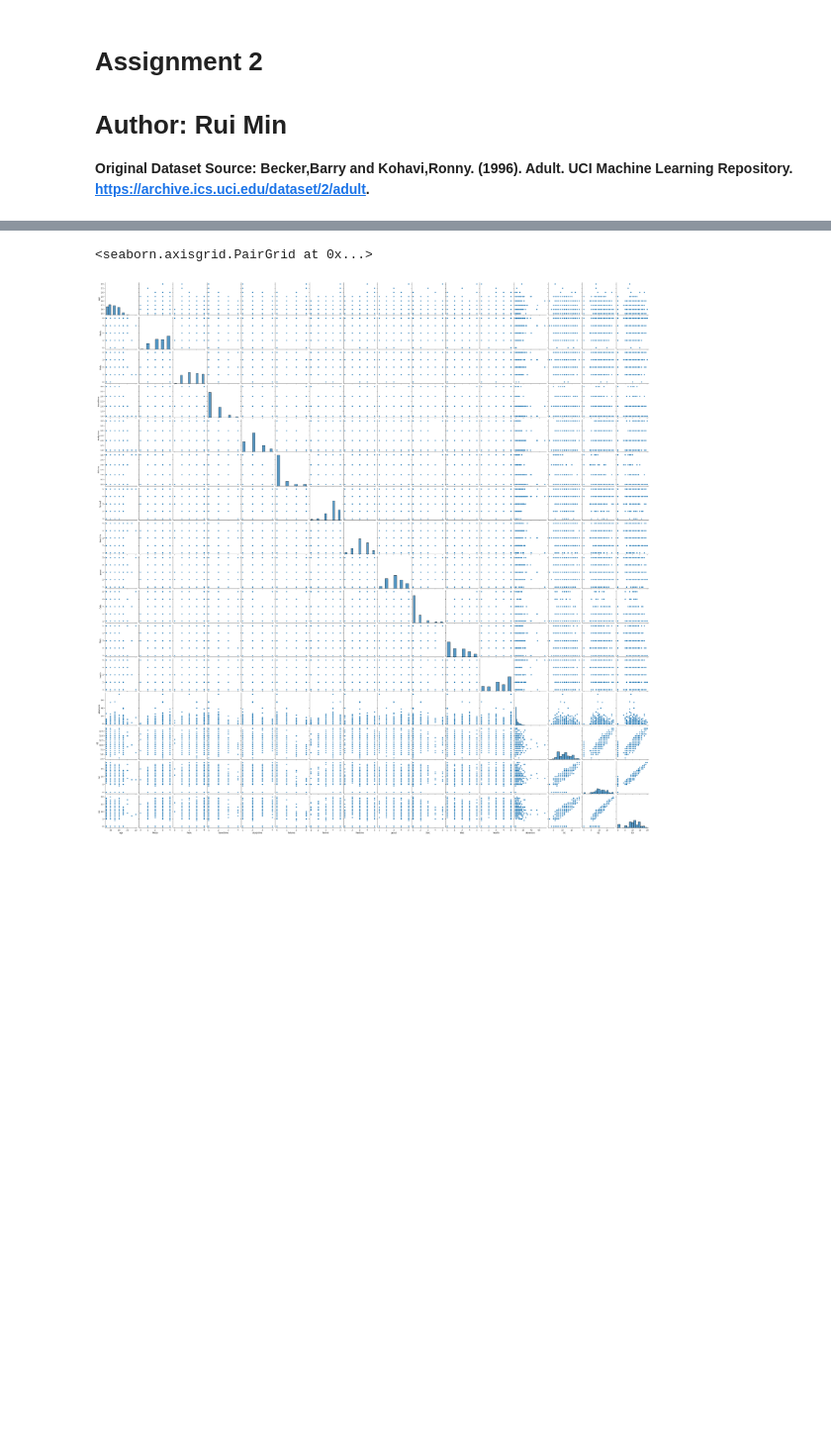
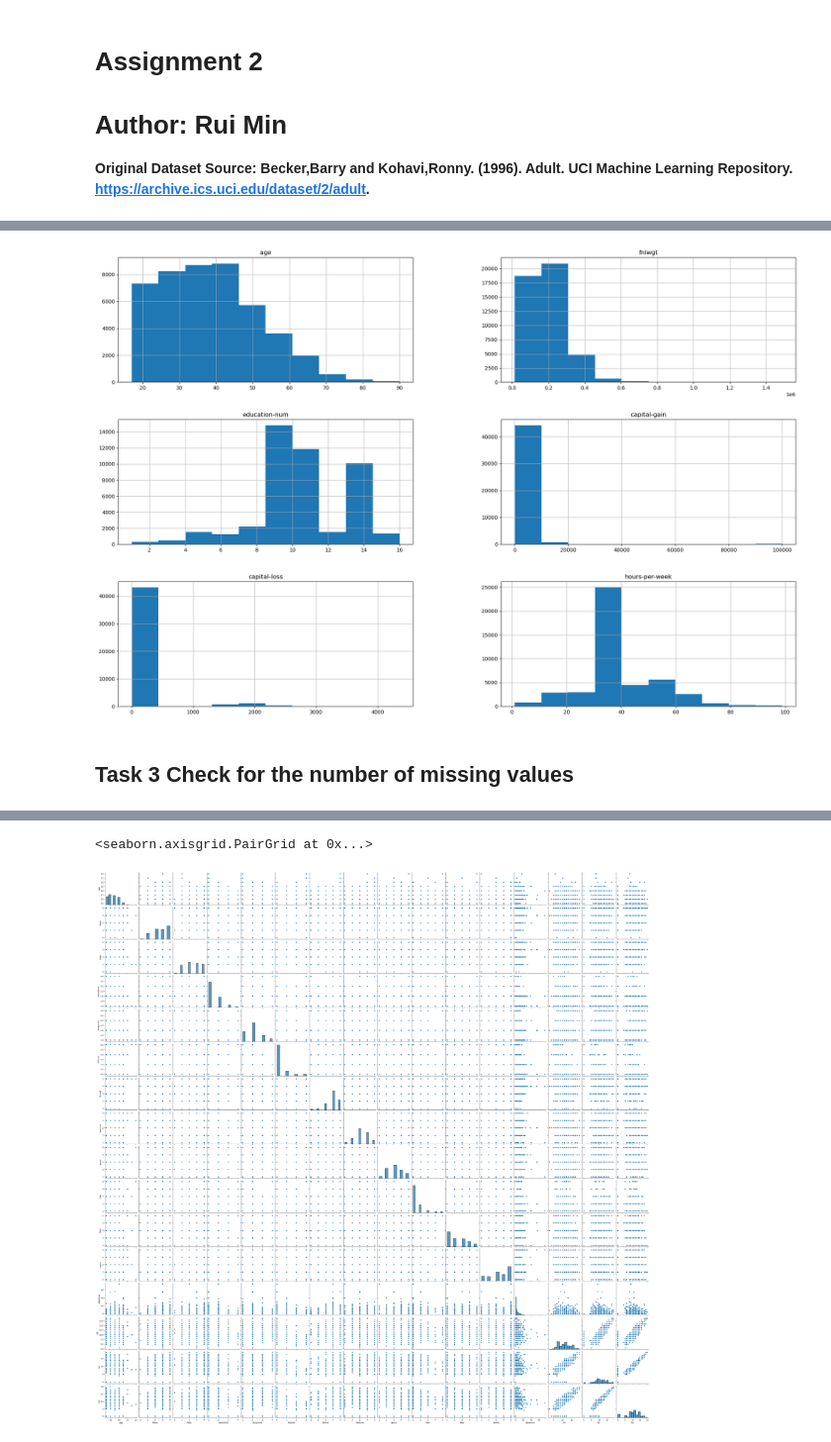
Before and after one commit to rui-min/3401AI_Assignment2, a Jupyter notebook: A2-Rui-Min.ipynb, the cells around one changed output, grey strips where cells are left out. Shown at 99% size. Drawn from its saved outputs; the diff is of its cells as text; code cells hidden in the pictures; blank space fills up the shorter version.

Commit message:
Tasks 1-5 with X

```diff
--- a/A2-Rui-Min.ipynb
+++ b/A2-Rui-Min.ipynb
@@ -250,0 +34,12 @@ plt.show()
+# %%
+from ucimlrepo import fetch_ucirepo
+
+# fetch dataset
+adult = fetch_ucirepo(id=2)
+
+# data (as pandas dataframes)
+X = adult.data.features
+y = adult.data.targets
+
+# variable information
+print(adult.variables)
@@ -250,0 +144,7 @@ plt.show()
+# %%
+X.hist(figsize=(24, 16))
+plt.show()
+# %% [output]
+[figure, added]
+# %% [markdown]
+## Task 3 Check for the number of missing values
```
Also changed, not shown: parts of 46 cells of this notebook.
